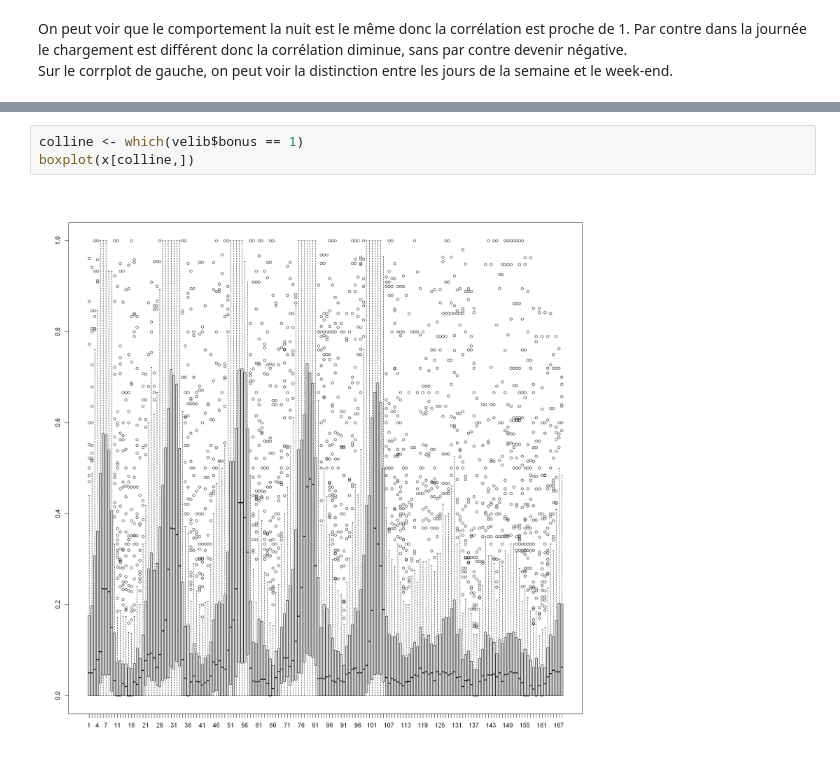
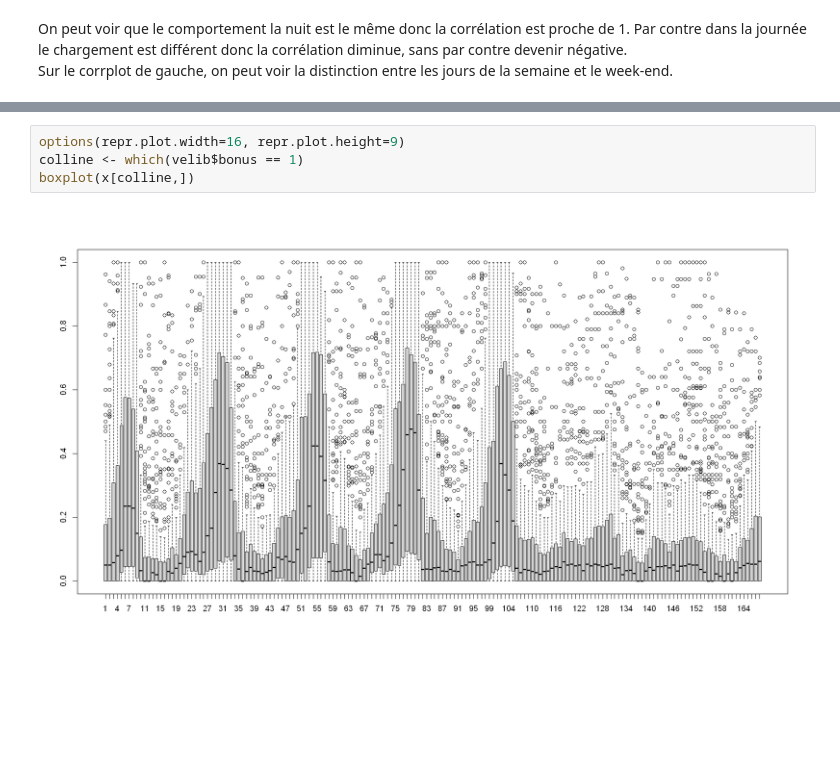
Before and after one commit to jayalabanda/projet-ADD, a Jupyter notebook: Notebooks TP/1. Statistiques Descriptives/velib_Rnotebook_starter.ipynb, the cells around one changed output, grey strips where cells are left out. Saved outputs shown, nothing was run; the diff lists cells and outputs as text; blank space fills up the shorter version.

```diff
--- a/Notebooks TP/1. Statistiques Descriptives/velib_Rnotebook_starter.ipynb
+++ b/Notebooks TP/1. Statistiques Descriptives/velib_Rnotebook_starter.ipynb
@@ -140,7 +126,8 @@ plot(velib$position$longitude, velib$position$latitude, col=ifelse(velib$bonus==
 # %% [output]
 [figure]
 # %%
+options(repr.plot.width=16, repr.plot.height=9)
 colline <- which(velib$bonus == 1)
 boxplot(x[colline,])
 # %% [output]
-[figure, old version]
+[figure, new version]
```
Also changed, not shown: parts of 4 cells of this notebook.
